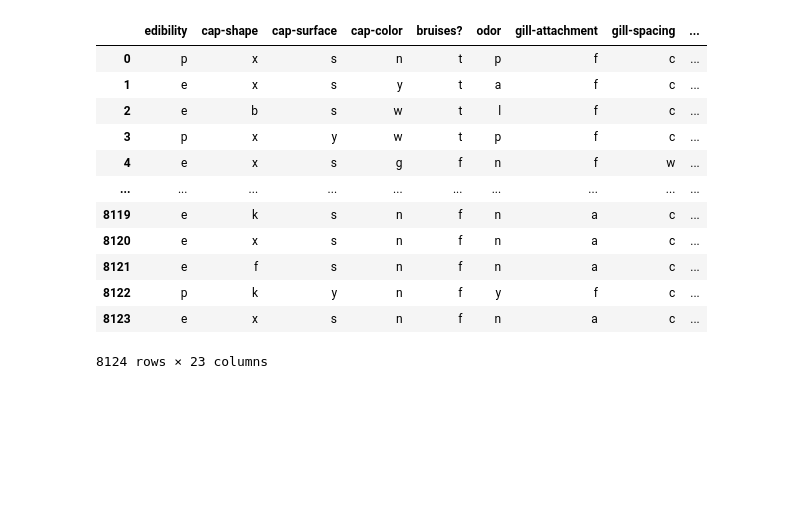
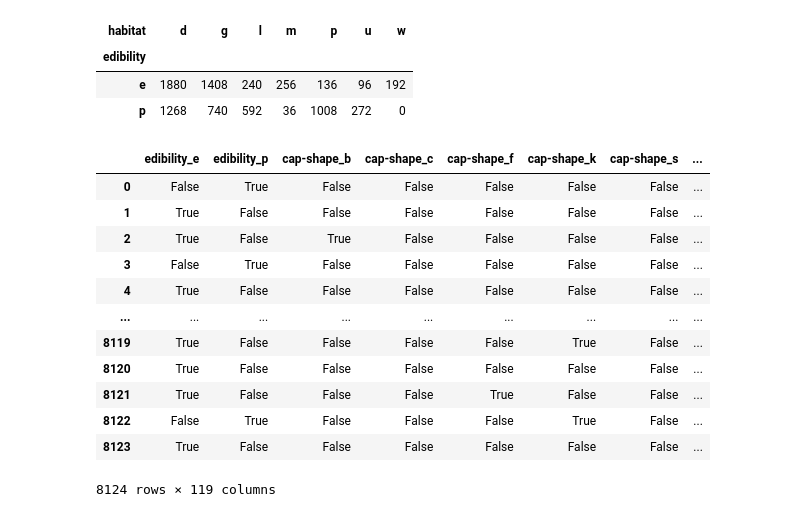
Before and after one commit to Sleiphan/edu-idatt2502-o1, a Jupyter notebook: o5/Exercise_5.ipynb, the cells around one changed output. Drawn from its saved outputs; the diff is of its cells as text; code cells hidden in the pictures; blank space fills up the shorter version.

```diff
--- a/o5/Exercise_5.ipynb
+++ b/o5/Exercise_5.ipynb
@@ -1,20 +1,35 @@
 # %%
 import pandas as pd
 
-SHROOM_DATA_PATH = "./data/agaricus-lepiota.data"
+FILE_PATH = "./data/agaricus-lepiota.data"
+headers = pd.read_csv(FILE_PATH, nrows=0).columns.tolist()
 
-pd.read_csv(SHROOM_DATA_PATH, sep=",")
+# Task 3
+shrooms = pd.read_csv(FILE_PATH, usecols=headers, sep=",")
-# %% [output]
-|  | edibility | cap-shape | cap-surface | cap-color | bruises? | odor | gill-attachment | gill-spacing | ... |
-| 0 | p | x | s | n | t | p | f | c | ... |
-| 1 | e | x | s | y | t | a | f | c | ... |
-| 2 | e | b | s | w | t | l | f | c | ... |
-| 3 | p | x | y | w | t | p | f | c | ... |
-| 4 | e | x | s | g | f | n | f | w | ... |
-| ... | ... | ... | ... | ... | ... | ... | ... | ... | ... |
-| 8119 | e | k | s | n | f | n | a | c | ... |
-| 8120 | e | x | s | n | f | n | a | c | ... |
-| 8121 | e | f | s | n | f | n | a | c | ... |
-| 8122 | p | k | y | n | f | y | f | c | ... |
-| 8123 | e | x | s | n | f | n | a | c | ... |
-8124 rows × 23 columns
+# %%
+# Task 4
+habitat_distro = pd.crosstab(shrooms['edibility'], shrooms['habitat'])
+habitat_distro
+# %% [output]
+| habitat | d | g | l | m | p | u | w |
+| edibility |  |  |  |  |  |  |  |
+| e | 1880 | 1408 | 240 | 256 | 136 | 96 | 192 |
+| p | 1268 | 740 | 592 | 36 | 1008 | 272 | 0 |
+# %%
+# Task 5
+dummies = pd.get_dummies(shrooms)
+dummies
+# %% [output]
+|  | edibility_e | edibility_p | cap-shape_b | cap-shape_c | cap-shape_f | cap-shape_k | cap-shape_s | ... |
+| 0 | False | True | False | False | False | False | False | ... |
+| 1 | True | False | False | False | False | False | False | ... |
+| 2 | True | False | True | False | False | False | False | ... |
+| 3 | False | True | False | False | False | False | False | ... |
+| 4 | True | False | False | False | False | False | False | ... |
+| ... | ... | ... | ... | ... | ... | ... | ... | ... |
+| 8119 | True | False | False | False | False | True | False | ... |
+| 8120 | True | False | False | False | False | False | False | ... |
+| 8121 | True | False | False | False | True | False | False | ... |
+| 8122 | False | True | False | False | False | True | False | ... |
+| 8123 | True | False | False | False | False | False | False | ... |
+8124 rows × 119 columns
```
Also changed, not shown: parts of 1 cell of this notebook.
